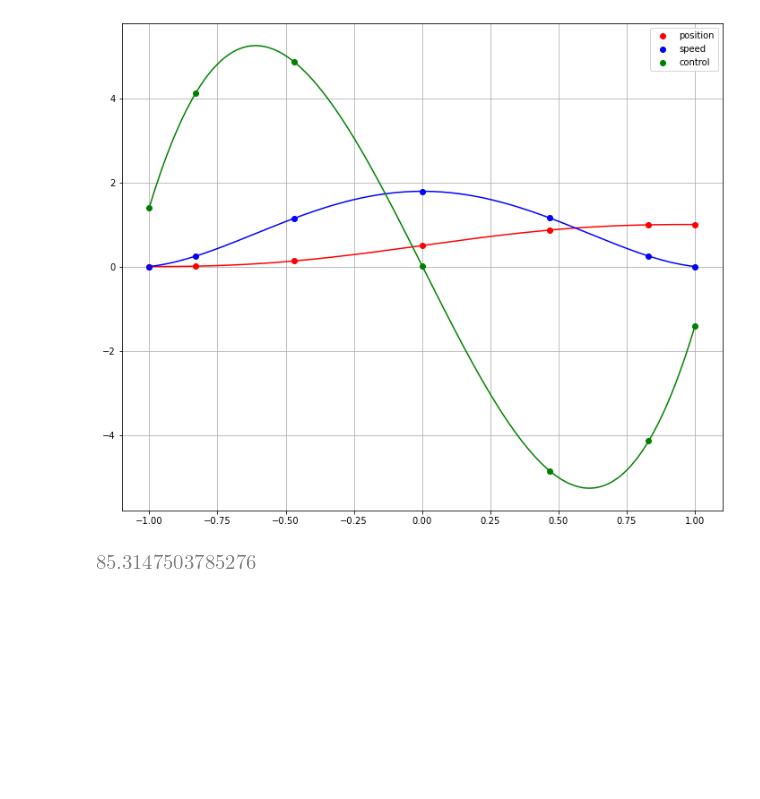
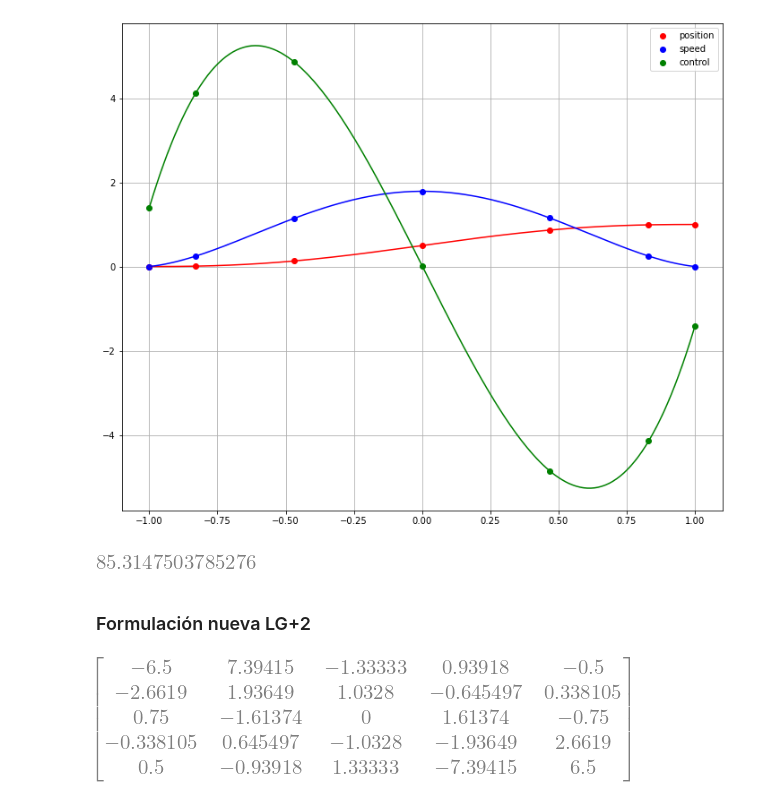
Before and after one commit to AunSiro/Cosejas_IRI, a Jupyter notebook: Casadi/Pseudospectral.ipynb, the cells around one changed output. Cells and saved outputs as stored; diff of their text form; code cells hidden in the pictures; blank space fills up the shorter version.

```diff
--- a/Casadi/Pseudospectral.ipynb
+++ b/Casadi/Pseudospectral.ipynb
@@ -457,3 +457,24 @@ quality_D2 = np.sum(uu_sol_D2**2)
 quality_D2
 # %% [output]
 [figure]
+# %% [markdown]
+### Formulación nueva LG+2
+# %%
+def LG2(N, precission):
+    return [-1]+LG(N-2, precission)+[1]
+# %%
+def phi_LG2(N, i, precission = 20):
+    return lag_pol(tuple(LG2(N, precission)), i)
+# %%
+def matrix_D_LG2(N, precission):
+    taus = LG2(N+1, precission)
+    M = zeros(N+1)
+    for i in range(N+1):
+        func = phi_LG2(N+1, i).diff()
+        for k in range(N+1):
+            M[k, i] = func.evalf(n = precission, subs = {x:taus[k]})
+    return M
+# %%
+matrix_D_LG2(4,6)
+# %% [output]
+[figure, added]
```
Also changed, not shown: parts of 12 cells of this notebook.
